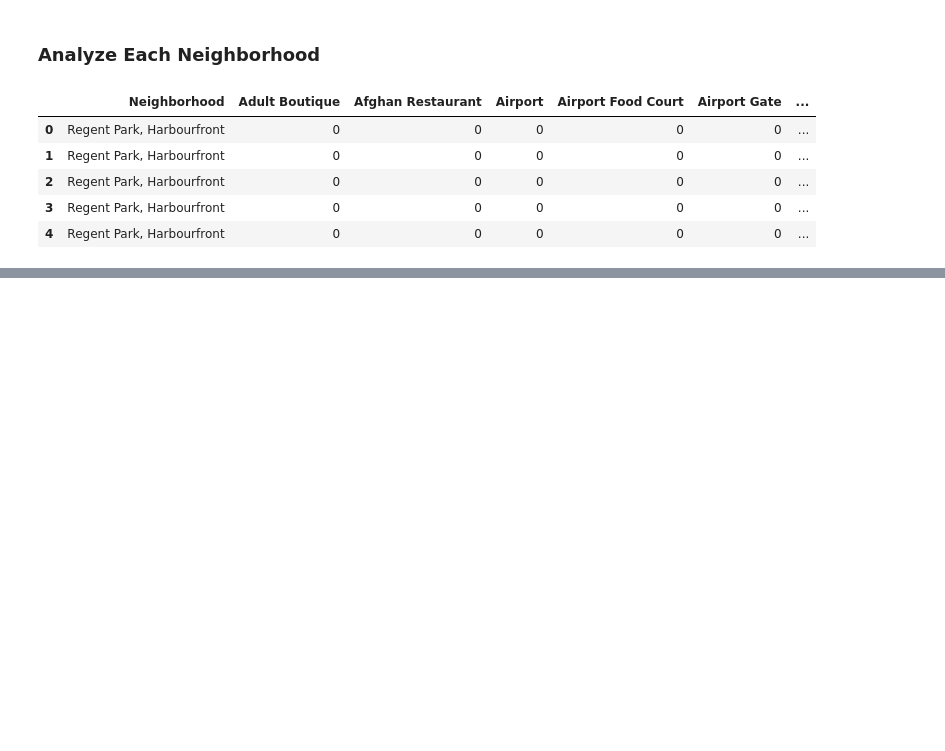
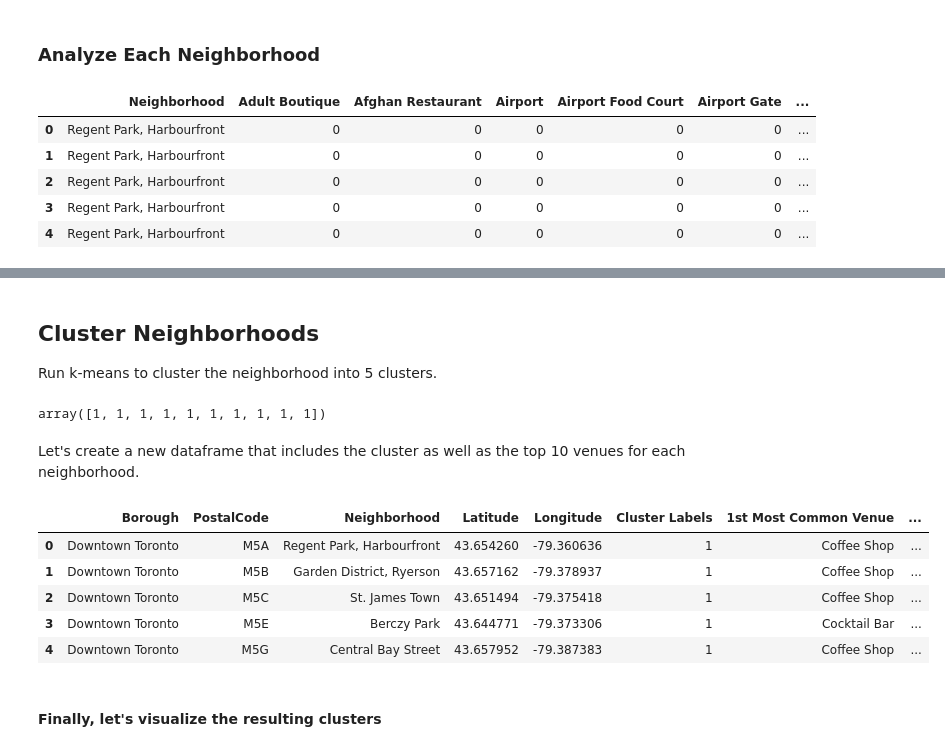
Before and after one commit to LeanoA/Coursera_Capstone, a Jupyter notebook: Week3-Part3.ipynb, the cells around one changed output, grey strips where cells are left out. Cells and saved outputs as stored; diff of their text form; code cells hidden in the pictures; blank space fills up the shorter version.

```diff
--- a/Week3-Part3.ipynb
+++ b/Week3-Part3.ipynb
@@ -251,0 +352,50 @@ toronto_OH.head()
+# %% [markdown]
+## Cluster Neighborhoods
+Run k-means to cluster the neighborhood into 5 clusters.
+# %%
+# set number of clusters
+kclusters = 5
+
+toronto_grouped_clustering = toronto_grouped.drop('Neighborhood', 1)
+
+# run k-means clustering
+kmeans = KMeans(n_clusters=kclusters, random_state=0).fit(toronto_grouped_clustering)
+
+# check cluster labels generated for each row in the dataframe
+
+kmeans.labels_[0:10]
+# %% [output]
+array([1, 1, 1, 1, 1, 1, 1, 1, 1, 1])
+# %% [markdown]
+Let's create a new dataframe that includes the cluster as well as the top 10 venues for each neighborhood.
+# %%
+# create a new dataframe that includes the cluster as well as the top 10 venues
+# for each neighborhood.
+
+
+# add clustering labels
+#neighborhoods_venues_sorted.insert(0, 'Cluster Labels', kmeans.labels_)
+neighborhoods_venues_sorted["Cluster Labels"] = kmeans.labels_
+
+# shift column 'Cluster Labels' to first position
+first_column = neighborhoods_venues_sorted.pop("Cluster Labels")
+# insert column using insert(position,column_name, first_column) function
+neighborhoods_venues_sorted.insert(1, "Cluster Labels", first_column)
+
+
+
+neighborhoods_merged = neigh_toronto
+
+# merge manhattan_grouped with manhattan_data to add latitude/longitude for each neighborhood
+neighborhoods_merged = neighborhoods_merged.join(neighborhoods_venues_sorted.set_index('Neighborhood'), on='Neighborhood')
+
+neighborhoods_merged.head() # check the last columns!
+# %% [output]
+|  | Borough | PostalCode | Neighborhood | Latitude | Longitude | Cluster Labels | 1st Most Common Venue | ... |
+| 0 | Downtown Toronto | M5A | Regent Park, Harbourfront | 43.654260 | -79.360636 | 1 | Coffee Shop | ... |
+| 1 | Downtown Toronto | M5B | Garden District, Ryerson | 43.657162 | -79.378937 | 1 | Coffee Shop | ... |
+| 2 | Downtown Toronto | M5C | St. James Town | 43.651494 | -79.375418 | 1 | Coffee Shop | ... |
+| 3 | Downtown Toronto | M5E | Berczy Park | 43.644771 | -79.373306 | 1 | Cocktail Bar | ... |
+| 4 | Downtown Toronto | M5G | Central Bay Street | 43.657952 | -79.387383 | 1 | Coffee Shop | ... |
+# %% [markdown]
+#### Finally, let's visualize the resulting clusters
```
Also changed, not shown: parts of 26 cells of this notebook.
